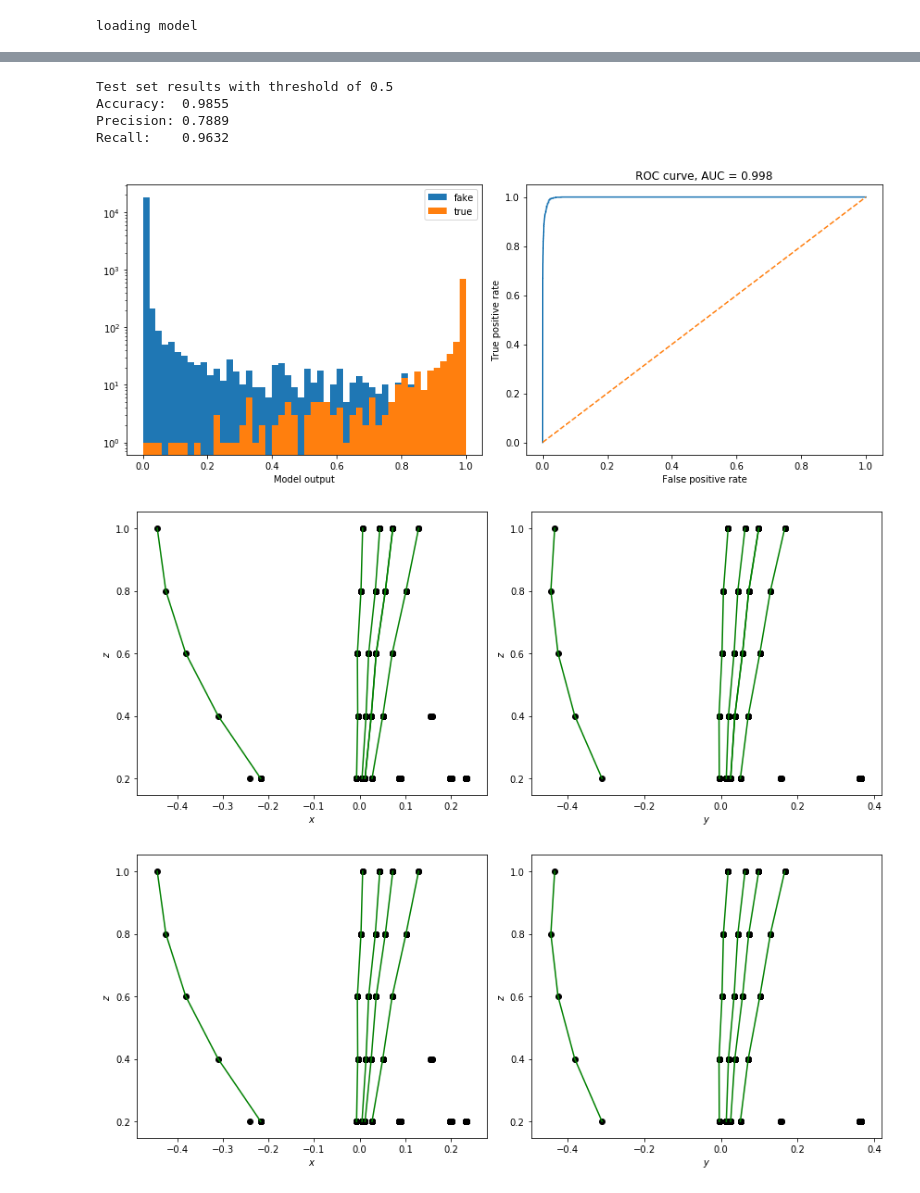
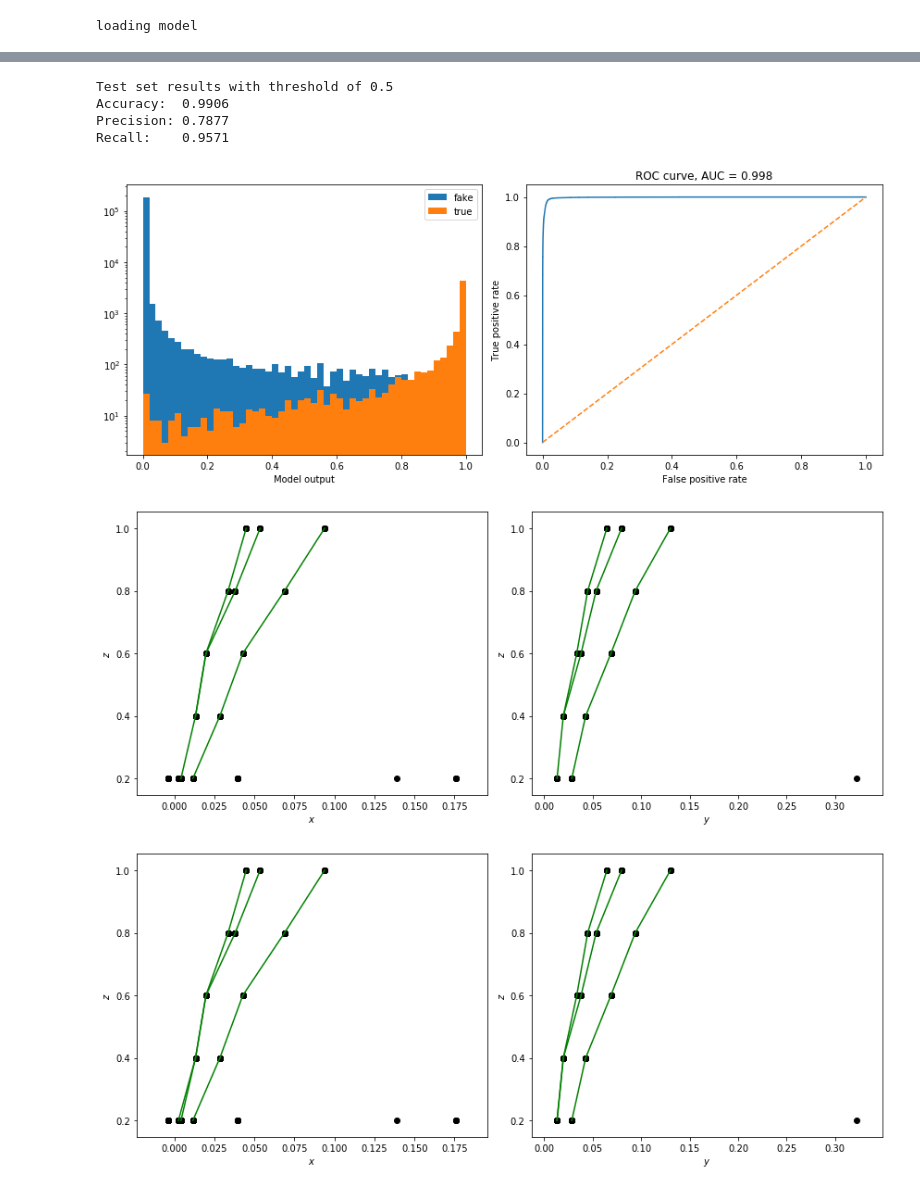
Before and after one commit to gooldan/GraphTracking_v0, a Jupyter notebook: notebooks/evaluate.ipynb, the cells around one changed output, grey strips where cells are left out. Cells and saved outputs as stored; diff of their text form; code cells hidden in the pictures.

```diff
--- a/notebooks/evaluate.ipynb
+++ b/notebooks/evaluate.ipynb
@@ -71,7 +71,7 @@ model = load_model(config, reload_epoch=99).eval()
 # %% [output]
 loading model
 # %%
-n_test = 70
+n_test = 400
 # %%
 full_dataset = HitGraphDataset(get_input_dir(config))
 
@@ -99,9 +99,9 @@ print('Precision: %.4f' % sklearn.metrics.precision_score(y_true, y_pred))
 print('Recall:    %.4f' % sklearn.metrics.recall_score(y_true, y_pred))
 # %% [output]
 Test set results with threshold of 0.5
-Accuracy:  0.9855
-Precision: 0.7889
-Recall:    0.9632
+Accuracy:  0.9906
+Precision: 0.7877
+Recall:    0.9571
 # %%
 fpr, tpr, _ = sklearn.metrics.roc_curve(y_true, test_pred)
 # %%
@@ -124,18 +124,18 @@ ax1.set_title('ROC curve, AUC = %.3f' % auc)
 
 plt.tight_layout()
 # %% [output]
-[figure, old version]
+[figure, new version]
 # %%
 from utils.old_visualizer import draw_single
 # %%
 %%time
 
-n_draw = 88
+n_draw = 98
 
 X, Ri, Ro, y = test_dataset[n_draw]
 pred = test_outputs[n_draw][0].numpy()
 draw_single(X, Ri, Ro, pred, c_fake=(0,0,0,0.0), xcord1=(0, 'x'), xcord2=(1, 'y'), ycord=(4, 'z'))
 draw_single(X, Ri, Ro, y, c_fake=(0,0,0,0.0), xcord1=(0, 'x'), xcord2=(1, 'y'), ycord=(4, 'z'))
 # %% [output]
-[figure, old version]
+[figure, new version]
-[figure, old version]
+[figure, new version]
```
Also changed, not shown: parts of 3 cells of this notebook, 1 other file.
